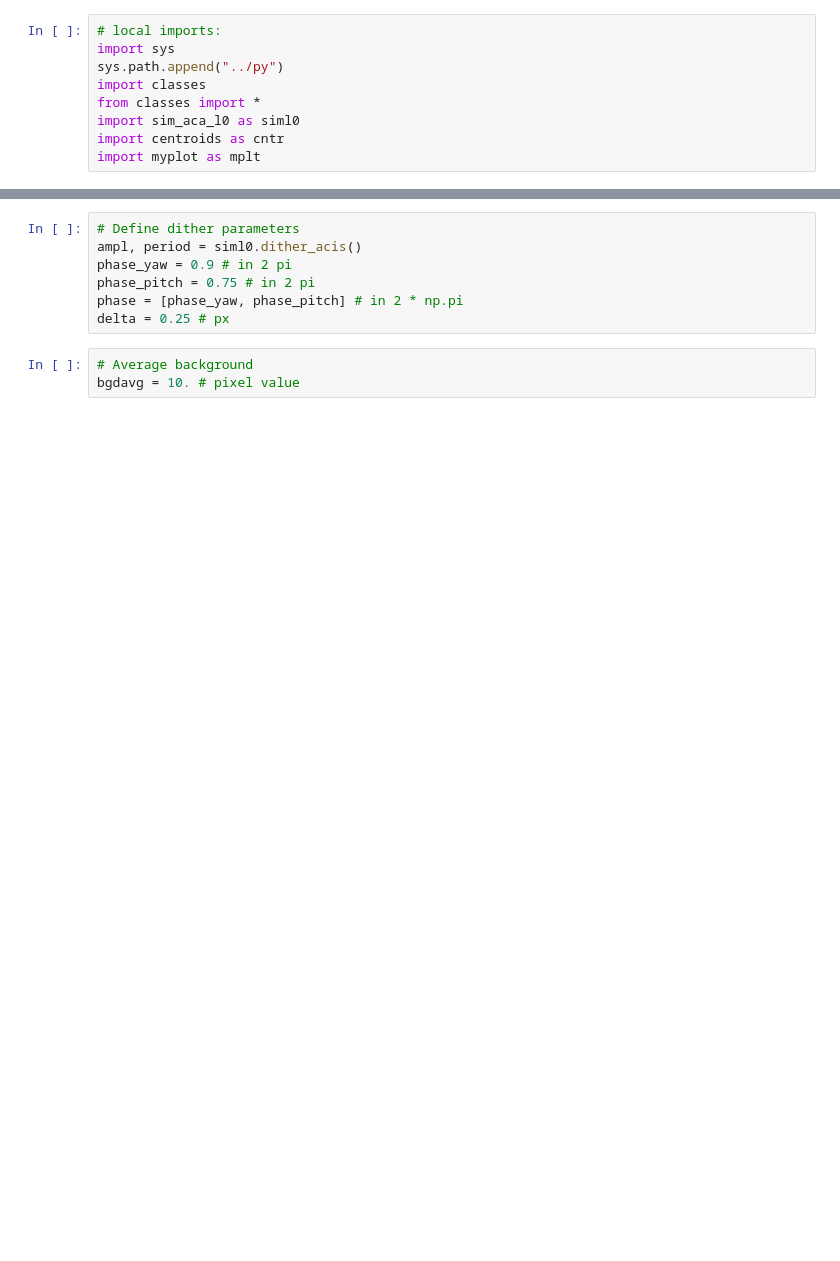
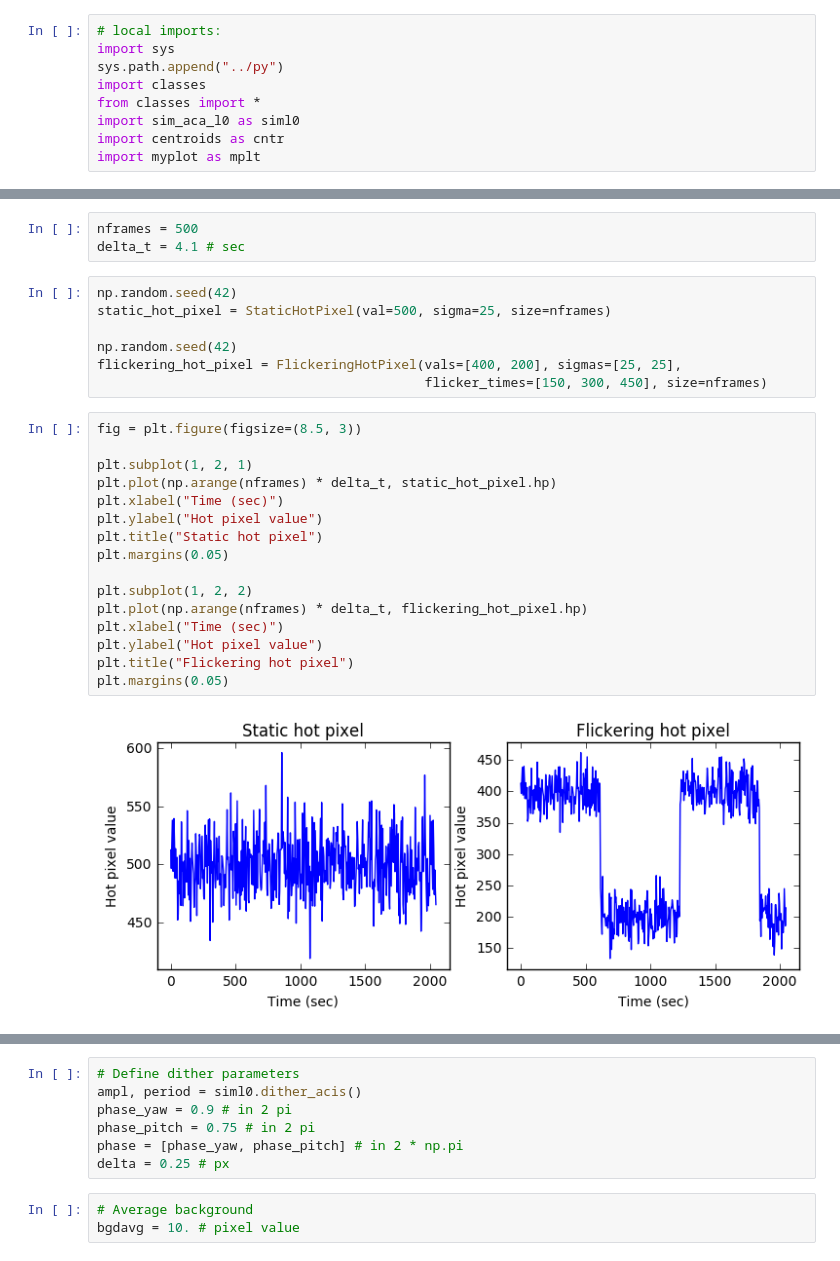
Before and after one commit to malgosias/aca_dark_current, a Jupyter notebook: dynam_bgd/aca_dynam_bgd_sim.ipynb, the cells around one changed output, grey strips where cells are left out. Cells and saved outputs as stored; diff of their text form; blank space fills up the shorter version.

```diff
--- a/dynam_bgd/aca_dynam_bgd_sim.ipynb
+++ b/dynam_bgd/aca_dynam_bgd_sim.ipynb
@@ -85,2 +106,30 @@ Simulate a faint 10.2 mag and a bright 8.2 mag star, with
 * compare cases with small (5) and large (1000) number of bgd pixel samples.
+# %%
+nframes = 500
+delta_t = 4.1 # sec
+# %%
+np.random.seed(42)
+static_hot_pixel = StaticHotPixel(val=500, sigma=25, size=nframes)
+
+np.random.seed(42)
+flickering_hot_pixel = FlickeringHotPixel(vals=[400, 200], sigmas=[25, 25],
+                                          flicker_times=[150, 300, 450], size=nframes)
+# %%
+fig = plt.figure(figsize=(8.5, 3))
+
+plt.subplot(1, 2, 1)
+plt.plot(np.arange(nframes) * delta_t, static_hot_pixel.hp)
+plt.xlabel("Time (sec)")
+plt.ylabel("Hot pixel value")
+plt.title("Static hot pixel")
+plt.margins(0.05)
+
+plt.subplot(1, 2, 2)
+plt.plot(np.arange(nframes) * delta_t, flickering_hot_pixel.hp)
+plt.xlabel("Time (sec)")
+plt.ylabel("Hot pixel value")
+plt.title("Flickering hot pixel")
+plt.margins(0.05)
+# %% [output]
+[figure, added]
 # %%
```
Also changed, not shown: parts of 83 cells of this notebook, 4 other files.
